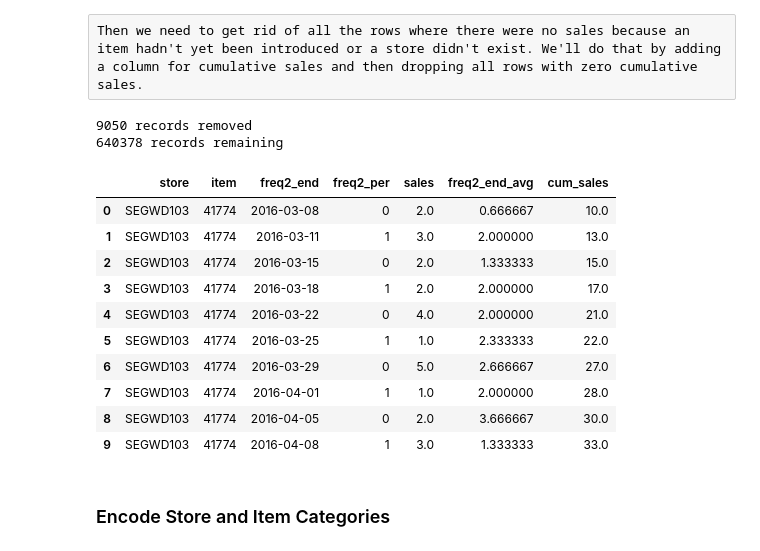
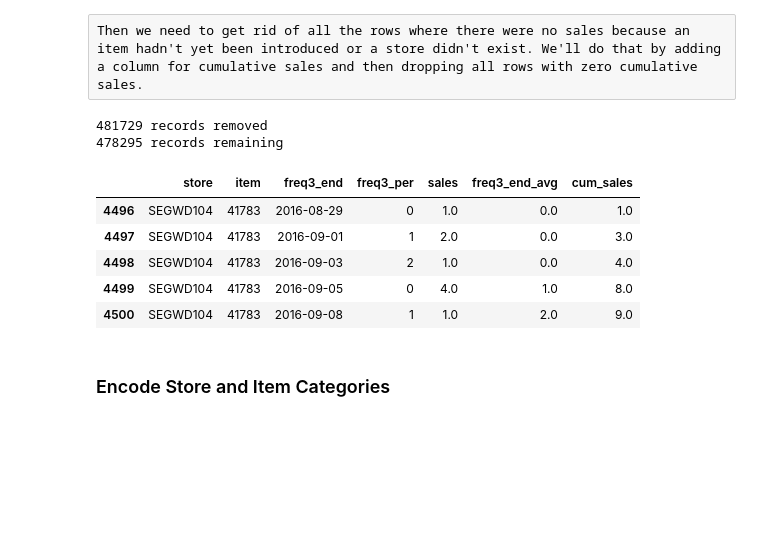
Before and after one commit to CalebEverett/store_model, a Jupyter notebook: store_model_2.ipynb, the cells around one changed output. Drawn from its saved outputs; the diff is of its cells as text; code cells hidden in the pictures; blank space fills up the shorter version.

Commit message:
fixed cumulative sales calc

```diff
--- a/store_model_2.ipynb
+++ b/store_model_2.ipynb
@@ -304,10 +309,7 @@ That looks like its working right.
 #### Calculating trailing averages
 Adding in the rolling average sales is more complicated because we want to calculate the average of like intra-week periods. For example, for the two orders per week frequency the first period spans from Friday through Monday. When we do our trailing averages we want to only include trailing Monday through Friday periods and exclude the Tuesday through Thursday periods that would be included in a strictly sequential calculation.
 # %%
-# This function calculates the trailing average for a given order frequency. It also
-# adds a column for cumulative sales which we user later to filter out records
-# for which the store and/or item have no prior sales history.
-#
+# This function calculates the trailing average for a given order frequency.
 def calc_trailing(orders_per_week):
     # Check to make sure orders per week is in the available range
     if orders_per_week not in [2, 3]:
@@ -329,7 +331,7 @@ def calc_trailing(orders_per_week):
         df_model = df_f[df_f[freq_per] == n].groupby(g).agg(f).fillna(0)
 
         rolling_sum = (df_model
-                       .apply(lambda x:x.rolling(window=3).mean())
+                       .apply(lambda x:x.rolling(window=1).mean())
                        .shift(1)
                       )
 
@@ -338,6 +340,6 @@ def calc_trailing(orders_per_week):
 
     return df_final.groupby(g).sum()
 # %%
-df_final = calc_trailing(2)
+df_final = calc_trailing(3)
 df_final.head(10)
 # %% [output]
@@ -360,7 +362,7 @@ Then we need to get rid of all the rows where there were no sales because an ite
 # %%
 def remove_missing(df_final):
     beg_len = len(df_final)
-    df_final['cum_sales'] = df_final.groupby(level=[0]).cumsum()['sales']
+    df_final['cum_sales'] = df_final.groupby(level=[0,1]).cumsum()['sales']
     df_final_masked = df_final[df_final.cum_sales != 0].dropna(how='any')
 
     print('{} records removed'.format(beg_len - len(df_final_masked)))
@@ -369,21 +371,18 @@ def remove_missing(df_final):
     return df_final_masked.reset_index()
 # %%
 df_final_masked = remove_missing(df_final)
-df_final_masked.head(10)
+store = 'SEGWD104'
+item = 41783
+df_final_masked.query('(store == @store) & (item == @item)').head()
 # %% [output]
-9050 records removed
-640378 records remaining
+481729 records removed
+478295 records remaining
-|  | store | item | freq2_end | freq2_per | sales | freq2_end_avg | cum_sales |
-| 0 | SEGWD103 | 41774 | 2016-03-08 | 0 | 2.0 | 0.666667 | 10.0 |
-| 1 | SEGWD103 | 41774 | 2016-03-11 | 1 | 3.0 | 2.000000 | 13.0 |
-| 2 | SEGWD103 | 41774 | 2016-03-15 | 0 | 2.0 | 1.333333 | 15.0 |
-| 3 | SEGWD103 | 41774 | 2016-03-18 | 1 | 2.0 | 2.000000 | 17.0 |
-| 4 | SEGWD103 | 41774 | 2016-03-22 | 0 | 4.0 | 2.000000 | 21.0 |
-| 5 | SEGWD103 | 41774 | 2016-03-25 | 1 | 1.0 | 2.333333 | 22.0 |
-| 6 | SEGWD103 | 41774 | 2016-03-29 | 0 | 5.0 | 2.666667 | 27.0 |
-| 7 | SEGWD103 | 41774 | 2016-04-01 | 1 | 1.0 | 2.000000 | 28.0 |
-| 8 | SEGWD103 | 41774 | 2016-04-05 | 0 | 2.0 | 3.666667 | 30.0 |
-| 9 | SEGWD103 | 41774 | 2016-04-08 | 1 | 3.0 | 1.333333 | 33.0 |
+|  | store | item | freq3_end | freq3_per | sales | freq3_end_avg | cum_sales |
+| 4496 | SEGWD104 | 41783 | 2016-08-29 | 0 | 1.0 | 0.0 | 1.0 |
+| 4497 | SEGWD104 | 41783 | 2016-09-01 | 1 | 2.0 | 0.0 | 3.0 |
+| 4498 | SEGWD104 | 41783 | 2016-09-03 | 2 | 1.0 | 0.0 | 4.0 |
+| 4499 | SEGWD104 | 41783 | 2016-09-05 | 0 | 4.0 | 1.0 | 8.0 |
+| 4500 | SEGWD104 | 41783 | 2016-09-08 | 1 | 1.0 | 2.0 | 9.0 |
 # %% [markdown]
 ### Encode Store and Item Categories
 # %%
```
Also changed, not shown: parts of 11 cells of this notebook.
